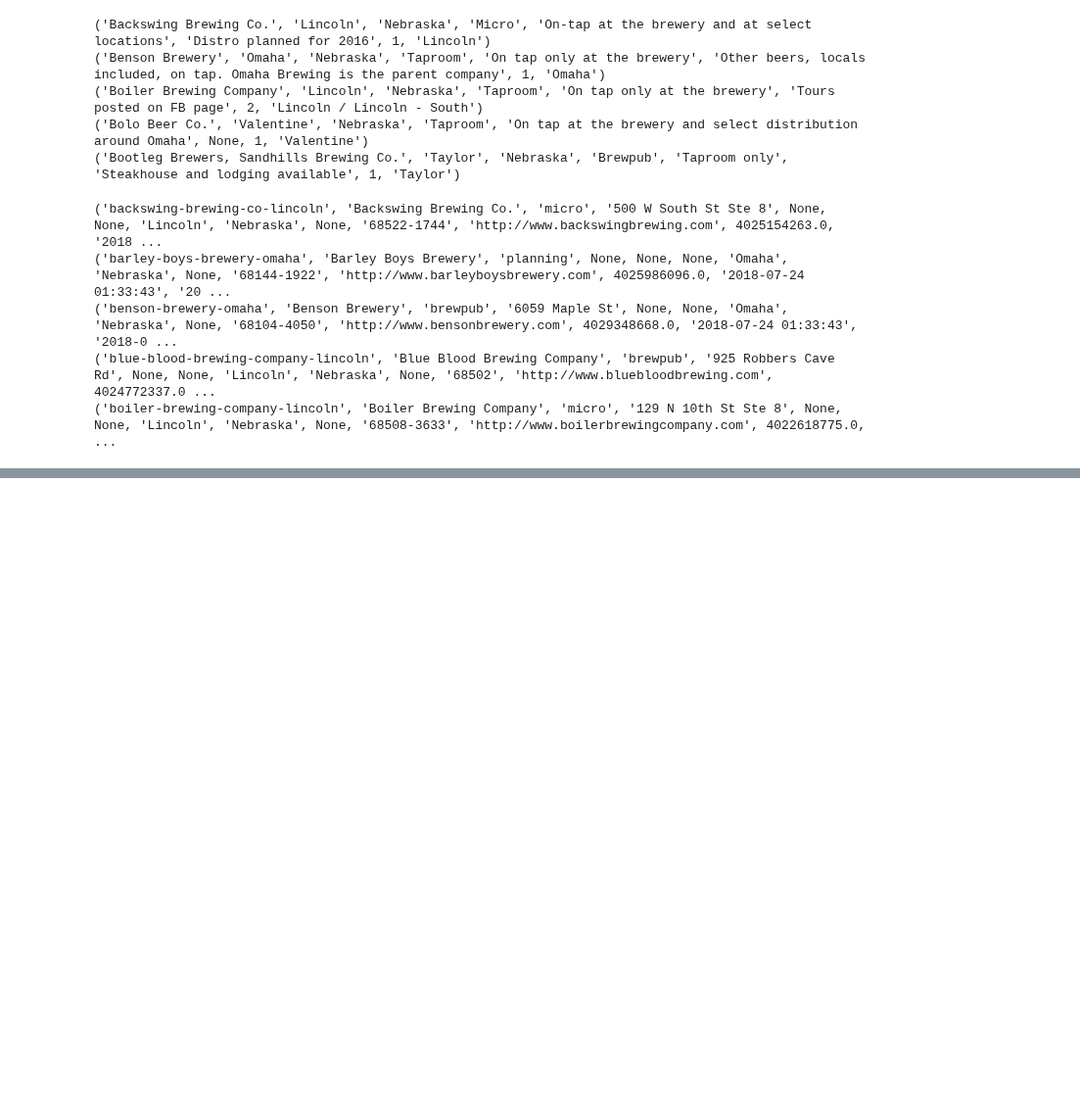
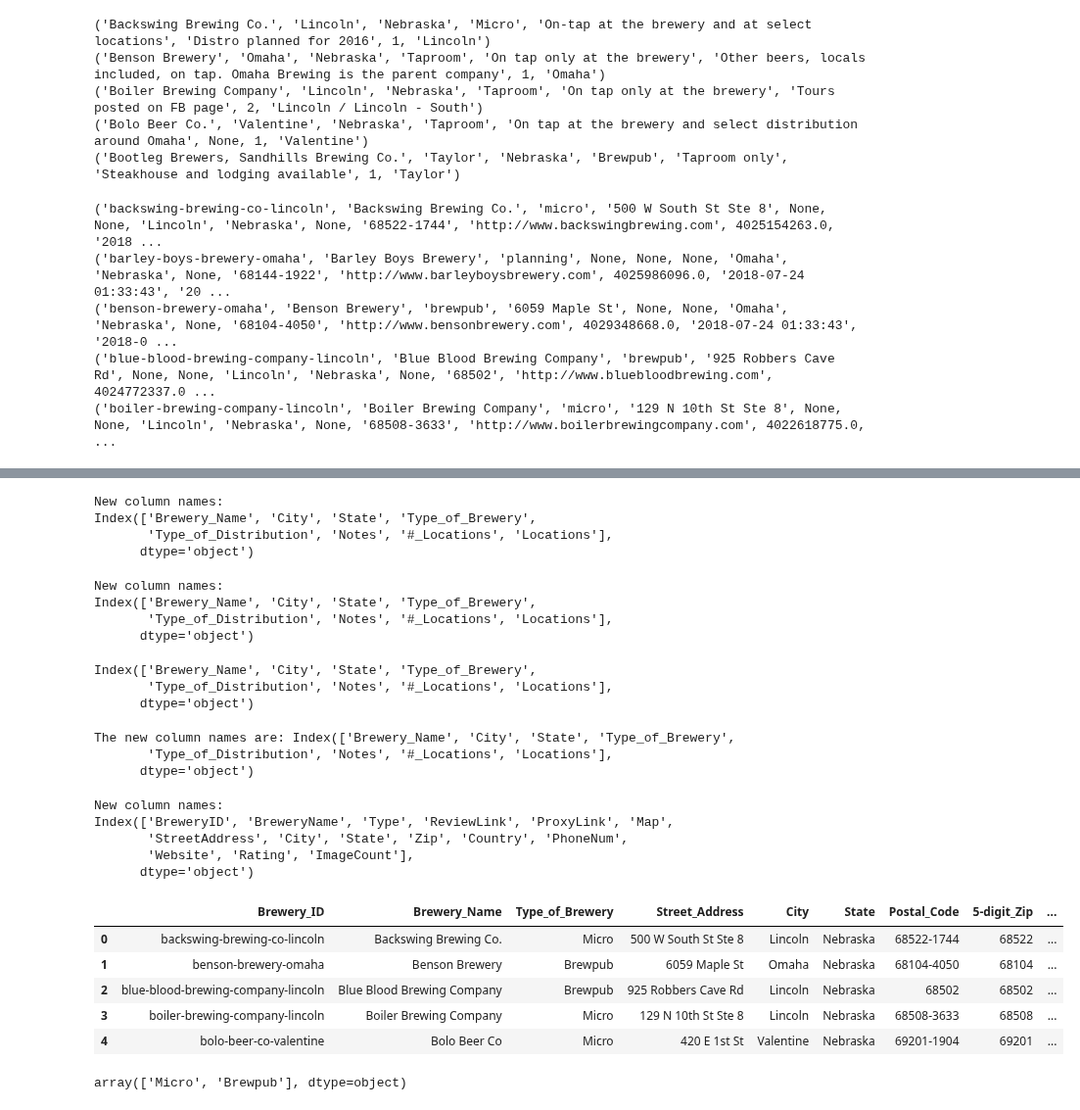
Before and after one commit to ScottBreitbach/DSC540, a Jupyter notebook: Final Project/DBTest1.ipynb, the cells around one changed output, grey strips where cells are left out. Shown at 98% size. Cells and saved outputs as stored; diff of their text form; code cells hidden in the pictures; blank space fills up the shorter version.

```diff
--- a/Final Project/DBTest1.ipynb
+++ b/Final Project/DBTest1.ipynb
@@ -72,0 +91,3 @@ for row in cursor.fetchall()[:5]:
+# %%
+for c in csvData.columns:
+    print(c)
@@ -72,0 +107,5 @@ for row in cursor.fetchall()[:5]:
+# %%
+newCols = []
+for c in csvData.columns:
+    newCols.append(c.replace(" ", "_"))
+newCols
@@ -72,0 +125,2 @@ for row in cursor.fetchall()[:5]:
+# %%
+csvData.columns = newCols
@@ -72,0 +145,47 @@ for row in cursor.fetchall()[:5]:
+# %%
+colSpaceToUnderscore(webData)
+# %% [output]
+New column names:
+Index(['Brewery_Name', 'City', 'State', 'Type_of_Brewery',
+       'Type_of_Distribution', 'Notes', '#_Locations', 'Locations'],
+      dtype='object')
+# %%
+colSpaceToUnderscore(webData)
+# %% [output]
+New column names:
+Index(['Brewery_Name', 'City', 'State', 'Type_of_Brewery',
+       'Type_of_Distribution', 'Notes', '#_Locations', 'Locations'],
+      dtype='object')
+# %%
+webData.columns
+# %% [output]
+Index(['Brewery_Name', 'City', 'State', 'Type_of_Brewery',
+       'Type_of_Distribution', 'Notes', '#_Locations', 'Locations'],
+      dtype='object')
+# %%
+print(f"The new column names are: {webData.columns}")
+# %% [output]
+The new column names are: Index(['Brewery_Name', 'City', 'State', 'Type_of_Brewery',
+       'Type_of_Distribution', 'Notes', '#_Locations', 'Locations'],
+      dtype='object')
+# %%
+colSpaceToUnderscore(apiData)
+# %% [output]
+New column names:
+Index(['BreweryID', 'BreweryName', 'Type', 'ReviewLink', 'ProxyLink', 'Map',
+       'StreetAddress', 'City', 'State', 'Zip', 'Country', 'PhoneNum',
+       'Website', 'Rating', 'ImageCount'],
+      dtype='object')
+# %%
+csvData.head()
+# %% [output]
+|  | Brewery_ID | Brewery_Name | Type_of_Brewery | Street_Address | City | State | Postal_Code | 5-digit_Zip | ... |
+| 0 | backswing-brewing-co-lincoln | Backswing Brewing Co. | Micro | 500 W South St Ste 8 | Lincoln | Nebraska | 68522-1744 | 68522 | ... |
+| 1 | benson-brewery-omaha | Benson Brewery | Brewpub | 6059 Maple St | Omaha | Nebraska | 68104-4050 | 68104 | ... |
+| 2 | blue-blood-brewing-company-lincoln | Blue Blood Brewing Company | Brewpub | 925 Robbers Cave Rd | Lincoln | Nebraska | 68502 | 68502 | ... |
+| 3 | boiler-brewing-company-lincoln | Boiler Brewing Company | Micro | 129 N 10th St Ste 8 | Lincoln | Nebraska | 68508-3633 | 68508 | ... |
+| 4 | bolo-beer-co-valentine | Bolo Beer Co | Micro | 420 E 1st St | Valentine | Nebraska | 69201-1904 | 69201 | ... |
+# %%
+csvData.Type_of_Brewery.unique()
+# %% [output]
+array(['Micro', 'Brewpub'], dtype=object)
```
Also changed, not shown: parts of 81 cells of this notebook, 2 other files.
